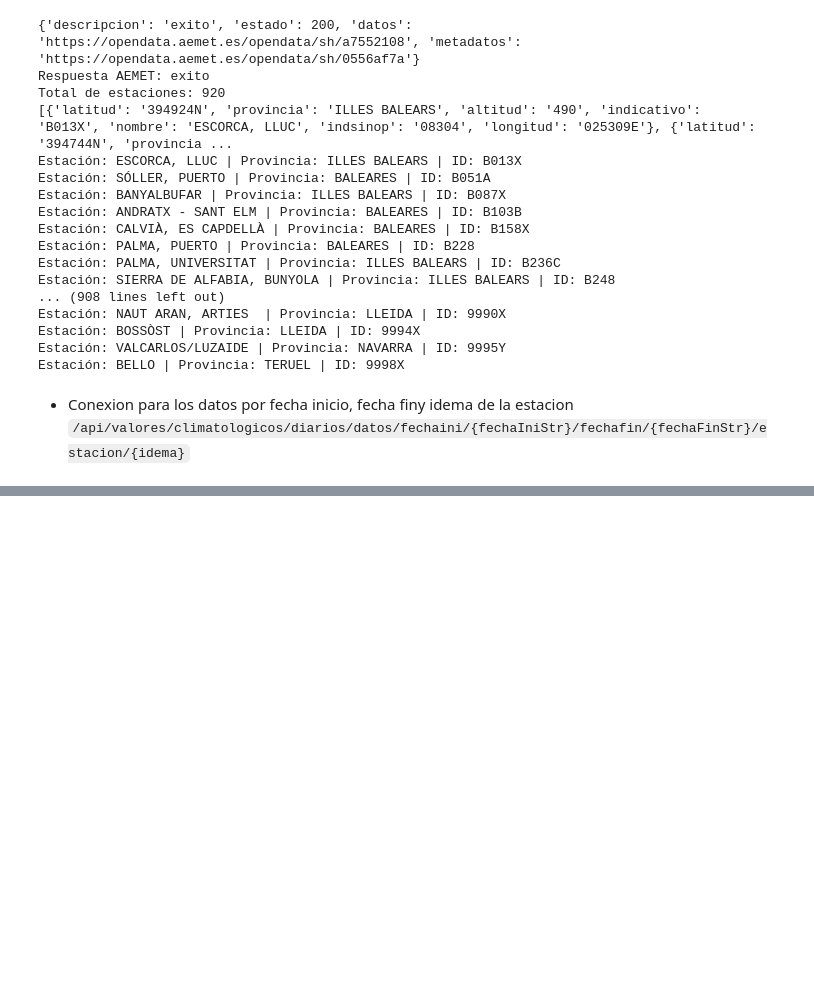
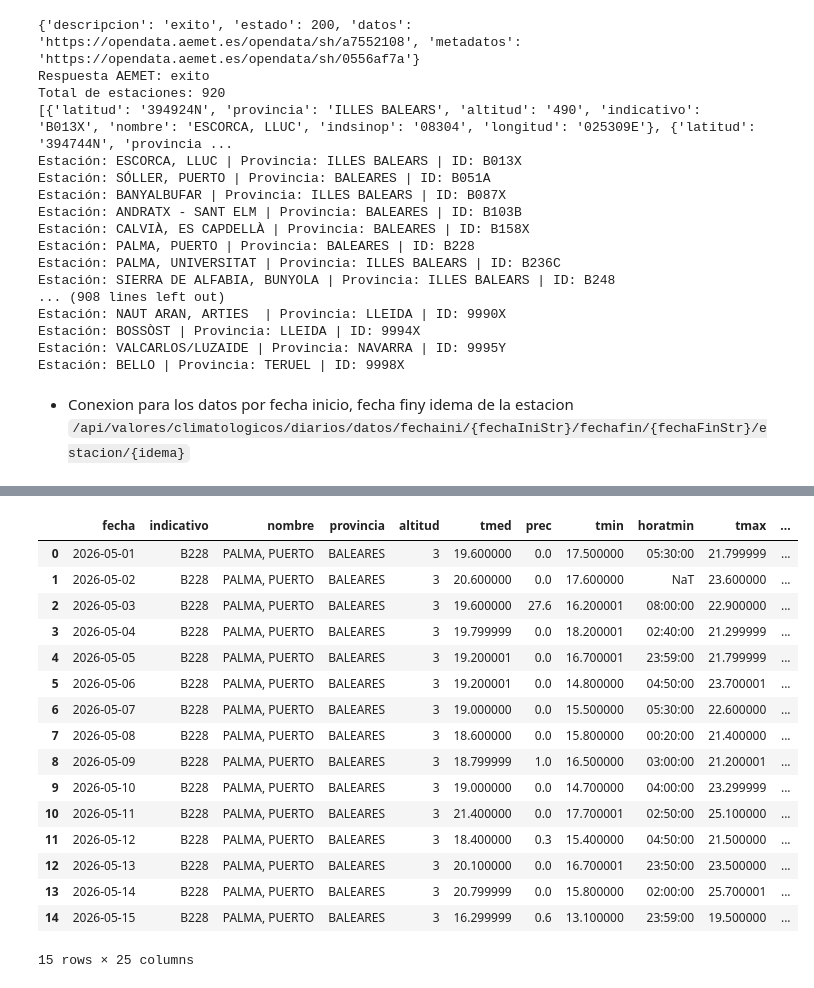
Before and after one commit to marodriguezd/grupo-aemet, a Jupyter notebook: Truji/AEMET.ipynb, the cells around one changed output, grey strips where cells are left out. Saved outputs shown, nothing was run; the diff lists cells and outputs as text; code cells hidden in the pictures; blank space fills up the shorter version.

```diff
--- a/Truji/AEMET.ipynb
+++ b/Truji/AEMET.ipynb
@@ -147,0 +309,23 @@ if climaticos:
+# %%
+# Ejemplo: Cargar los datos climáticos a la base de datos
+df_climaticos = cargar_datos_climaticos_a_db(climaticos)
+
+df_climaticos
+# %% [output]
+|  | fecha | indicativo | nombre | provincia | altitud | tmed | prec | tmin | horatmin | tmax | ... |
+| 0 | 2026-05-01 | B228 | PALMA, PUERTO | BALEARES | 3 | 19.600000 | 0.0 | 17.500000 | 05:30:00 | 21.799999 | ... |
+| 1 | 2026-05-02 | B228 | PALMA, PUERTO | BALEARES | 3 | 20.600000 | 0.0 | 17.600000 | NaT | 23.600000 | ... |
+| 2 | 2026-05-03 | B228 | PALMA, PUERTO | BALEARES | 3 | 19.600000 | 27.6 | 16.200001 | 08:00:00 | 22.900000 | ... |
+| 3 | 2026-05-04 | B228 | PALMA, PUERTO | BALEARES | 3 | 19.799999 | 0.0 | 18.200001 | 02:40:00 | 21.299999 | ... |
+| 4 | 2026-05-05 | B228 | PALMA, PUERTO | BALEARES | 3 | 19.200001 | 0.0 | 16.700001 | 23:59:00 | 21.799999 | ... |
+| 5 | 2026-05-06 | B228 | PALMA, PUERTO | BALEARES | 3 | 19.200001 | 0.0 | 14.800000 | 04:50:00 | 23.700001 | ... |
+| 6 | 2026-05-07 | B228 | PALMA, PUERTO | BALEARES | 3 | 19.000000 | 0.0 | 15.500000 | 05:30:00 | 22.600000 | ... |
+| 7 | 2026-05-08 | B228 | PALMA, PUERTO | BALEARES | 3 | 18.600000 | 0.0 | 15.800000 | 00:20:00 | 21.400000 | ... |
+| 8 | 2026-05-09 | B228 | PALMA, PUERTO | BALEARES | 3 | 18.799999 | 1.0 | 16.500000 | 03:00:00 | 21.200001 | ... |
+| 9 | 2026-05-10 | B228 | PALMA, PUERTO | BALEARES | 3 | 19.000000 | 0.0 | 14.700000 | 04:00:00 | 23.299999 | ... |
+| 10 | 2026-05-11 | B228 | PALMA, PUERTO | BALEARES | 3 | 21.400000 | 0.0 | 17.700001 | 02:50:00 | 25.100000 | ... |
+| 11 | 2026-05-12 | B228 | PALMA, PUERTO | BALEARES | 3 | 18.400000 | 0.3 | 15.400000 | 04:50:00 | 21.500000 | ... |
+| 12 | 2026-05-13 | B228 | PALMA, PUERTO | BALEARES | 3 | 20.100000 | 0.0 | 16.700001 | 23:50:00 | 23.500000 | ... |
+| 13 | 2026-05-14 | B228 | PALMA, PUERTO | BALEARES | 3 | 20.799999 | 0.0 | 15.800000 | 02:00:00 | 25.700001 | ... |
+| 14 | 2026-05-15 | B228 | PALMA, PUERTO | BALEARES | 3 | 16.299999 | 0.6 | 13.100000 | 23:59:00 | 19.500000 | ... |
+15 rows × 25 columns
```
Also changed, not shown: parts of 4 cells of this notebook.
